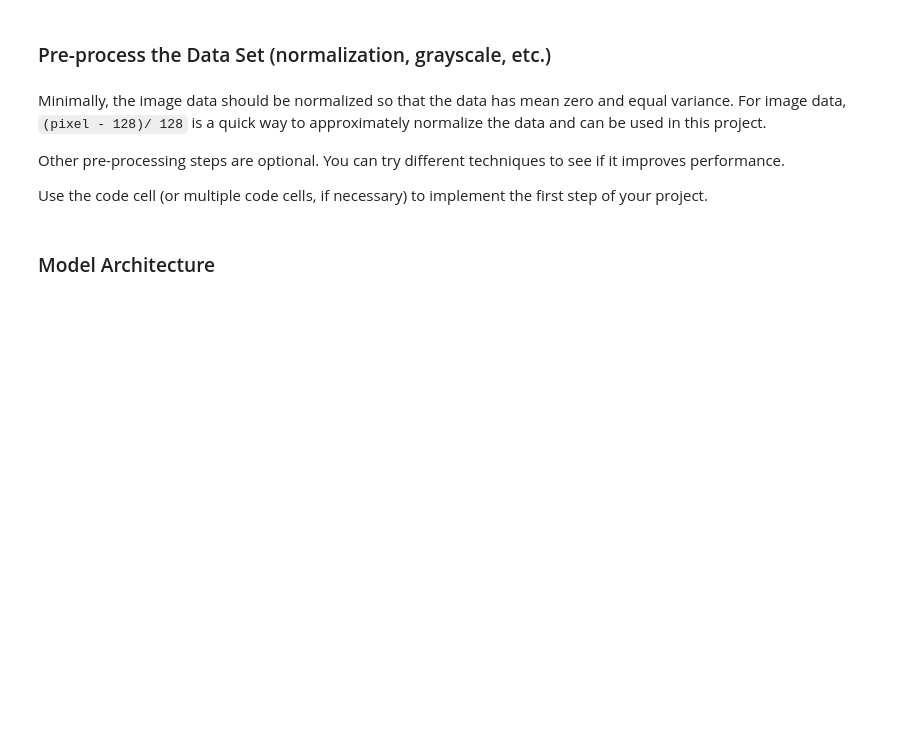
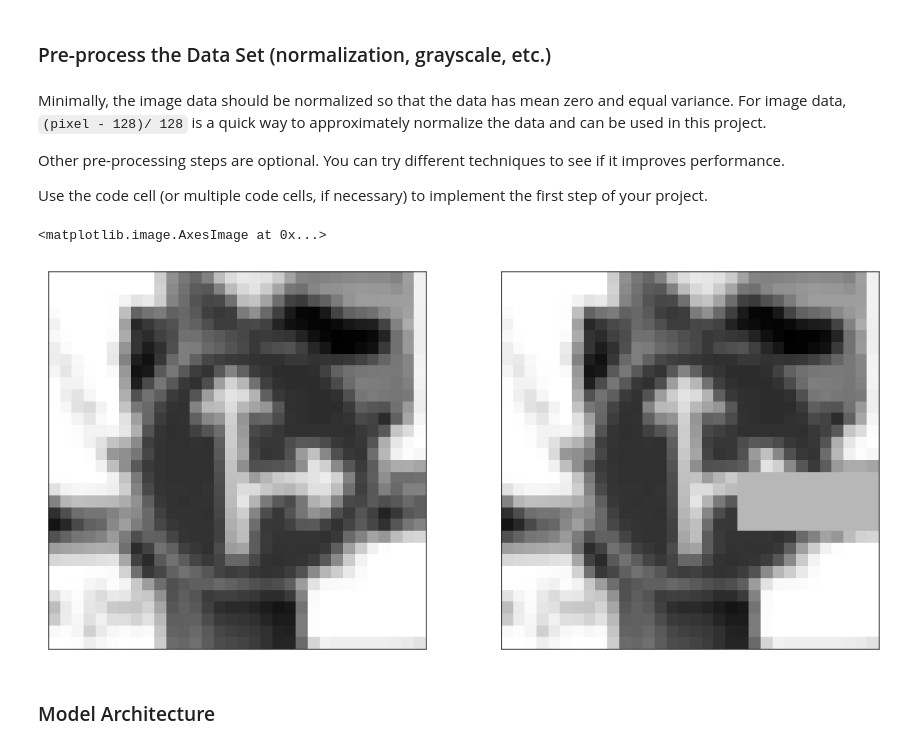
Before and after one commit to xingliuUT/CarND-Traffic-Sign-Classifier-Project, a Jupyter notebook: Traffic_Sign_Classifier.ipynb, the cells around one changed output. Saved outputs shown, nothing was run; the diff lists cells and outputs as text; code cells hidden in the pictures; blank space fills up the shorter version.

Commit message:
feat: compare img before/after preprocess

```diff
--- a/Traffic_Sign_Classifier.ipynb
+++ b/Traffic_Sign_Classifier.ipynb
@@ -240,8 +240,8 @@ def random_translation(img, dFactor, nRep):
 
 def add_random_blocks(img, nRep):
     #assume input is gray image
-    width = random.uniform(3, 16)
-    height = random.uniform(3, 16)
+    width = random.uniform(3, 12)
+    height = random.uniform(3, 12)
     baseX = random.uniform(4, 28)
     baseY = random.uniform(4, 24)
     vertices = np.array([[(baseX, baseY),\
@@ -310,4 +310,5 @@ def preprocess_new(X_data, y_data, nRep):
     #X_out = np.concatenate((X_out, X_bright, X_rotScl, X_trans, X_block), axis = 0)
     X_out = np.concatenate((X_out, X_trans), axis = 0)
     y_out = np.concatenate((y_data, y_new), axis = 0)
+
     return X_out, y_out
@@ -348,0 +315,18 @@ X_train.shape
+# %%
+# visualization of preprocessing methods
+sub1 = plt.subplot(1, 2, 1)
+sub1.set_xticks(())
+sub1.set_yticks(())
+#sub1.imshow(X_train[1027])
+#sub1.imshow(grayscale(X_train[1027]), cmap = 'gray')
+img_test = normalize(grayscale(X_train[1027]))
+sub1.imshow(img_test, cmap = 'gray')
+sub2 = plt.subplot(1, 2, 2)
+sub2.set_xticks(())
+sub2.set_yticks(())
+X_test = add_random_blocks(img_test.copy(), 1)
+sub2.imshow(X_test[0].squeeze(), cmap = 'gray')
+#plt.savefig(img_output_dir + 'block.png', format = 'png')
+# %% [output]
+<matplotlib.image.AxesImage at 0x...>
+[figure, added]
```
Also changed, not shown: parts of 11 cells of this notebook.
